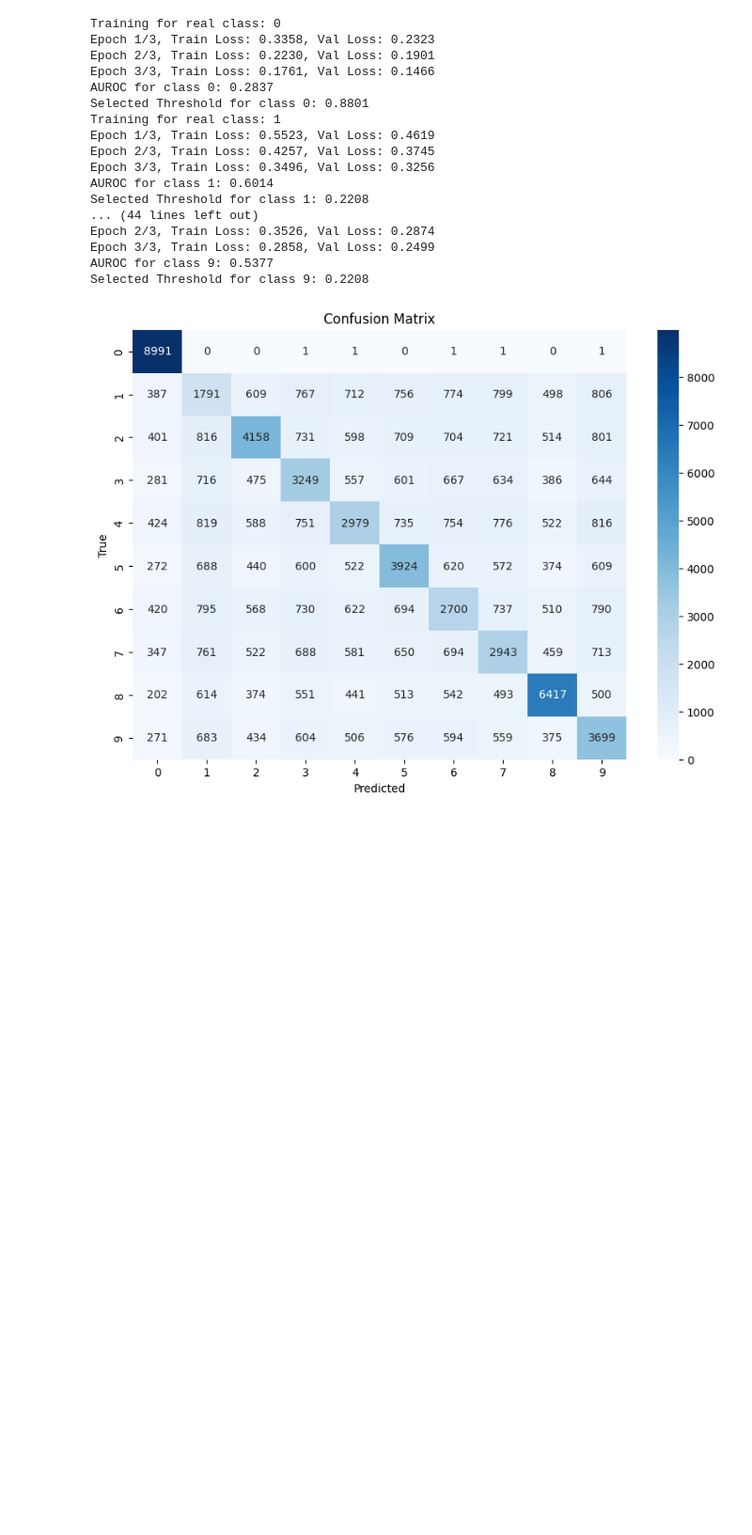
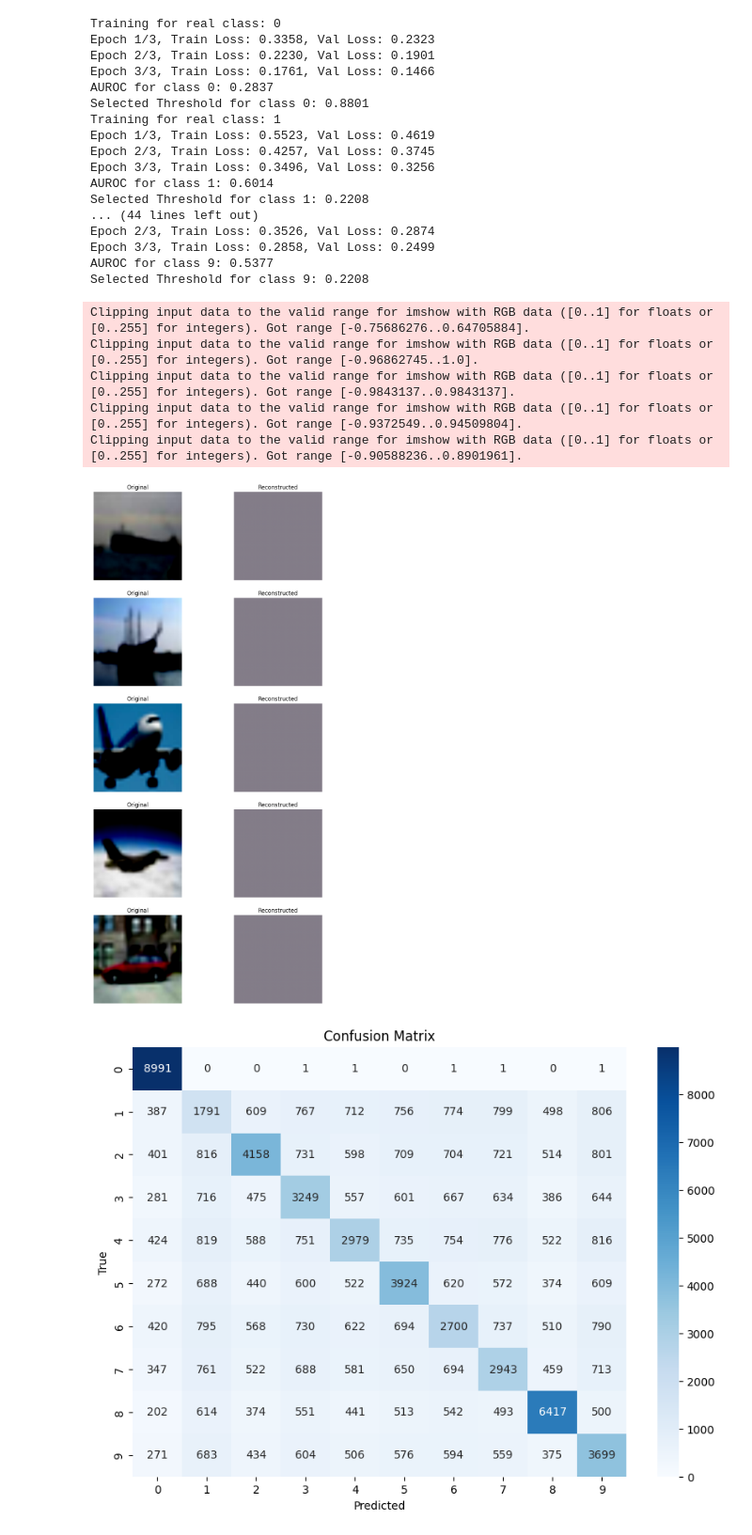
Before and after one commit to Juank0621/CelebA_SRGAN, a Jupyter notebook: dul_final_project.ipynb, the cells around one changed output. Shown at 94% size. Drawn from its saved outputs; the diff is of its cells as text; code cells hidden in the pictures; blank space fills up the shorter version.

```diff
--- a/dul_final_project.ipynb
+++ b/dul_final_project.ipynb
@@ -513,6 +527,39 @@ Epoch 2/3, Train Loss: 0.3526, Val Loss: 0.2874
 Epoch 3/3, Train Loss: 0.2858, Val Loss: 0.2499
 AUROC for class 9: 0.5377
 Selected Threshold for class 9: 0.2208
+# %%
+# Function to display 5 original and reconstructed images from the test dataset
+def display_test_images(vanilla_autoencoder, test_loader):
+    vanilla_autoencoder.eval()
+    images, reconstructed_images = [], []
+    with torch.no_grad():
+        for i, (inputs, _) in enumerate(test_loader):
+            if i >= 5:
+                break
+            inputs = inputs.to(device)
+            outputs = vanilla_autoencoder(inputs)
+            images.append(inputs.cpu().squeeze(0))
+            reconstructed_images.append(outputs.cpu().squeeze(0))
+
+    fig, axs = plt.subplots(5, 2, figsize=(10, 20))
+    for i in range(5):
+        axs[i, 0].imshow(images[i].permute(1, 2, 0).numpy())
+        axs[i, 0].set_title("Original")
+        axs[i, 0].axis("off")
+        axs[i, 1].imshow(reconstructed_images[i].permute(1, 2, 0).numpy())
+        axs[i, 1].set_title("Reconstructed")
+        axs[i, 1].axis("off")
+    plt.show()
+# %%
+# Display 5 original and reconstructed images from the test dataset
+display_test_images(vanilla_autoencoder, test_loader)
+# %% [output]
+Clipping input data to the valid range for imshow with RGB data ([0..1] for floats or [0..255] for integers). Got range [-0.75686276..0.64705884].
+Clipping input data to the valid range for imshow with RGB data ([0..1] for floats or [0..255] for integers). Got range [-0.96862745..1.0].
+Clipping input data to the valid range for imshow with RGB data ([0..1] for floats or [0..255] for integers). Got range [-0.9843137..0.9843137].
+Clipping input data to the valid range for imshow with RGB data ([0..1] for floats or [0..255] for integers). Got range [-0.9372549..0.94509804].
+Clipping input data to the valid range for imshow with RGB data ([0..1] for floats or [0..255] for integers). Got range [-0.90588236..0.8901961].
+[figure, added]
 # %%
 # Función para graficar las pérdidas
 def plot_losses(train_losses, val_losses, class_index):
```
Also changed, not shown: parts of 3 cells of this notebook, 13 other files.
